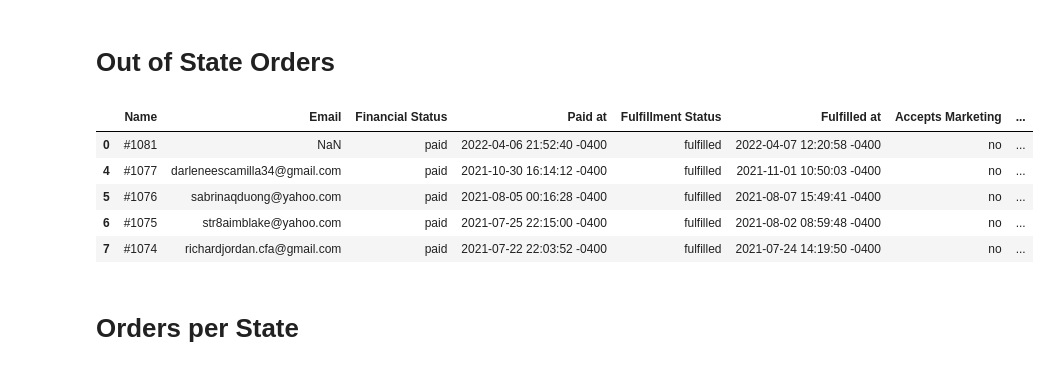
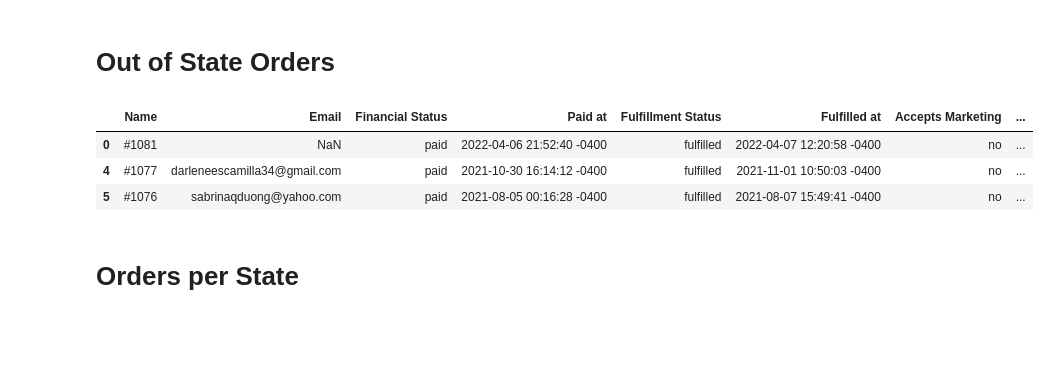
Before and after one commit to ethompson17/Explorer_Analytics, a Jupyter notebook: Explorer Analytics.ipynb, the cells around one changed output. Saved outputs shown, nothing was run; the diff lists cells and outputs as text; code cells hidden in the pictures; blank space fills up the shorter version.

```diff
--- a/Explorer Analytics.ipynb
+++ b/Explorer Analytics.ipynb
@@ -97,14 +97,12 @@ nomichigan = newdf[(newdf['Shipping Province Name'] != 'Michigan')]
 
 outofstate = nomichigan[nomichigan['Shipping Province Name'].notnull()]
 # %%
-outofstate.head()
+outofstate.head(3)
 # %% [output]
 |  | Name | Email | Financial Status | Paid at | Fulfillment Status | Fulfilled at | Accepts Marketing | ... |
 | 0 | #1081 | NaN | paid | 2022-04-06 21:52:40 -0400 | fulfilled | 2022-04-07 12:20:58 -0400 | no | ... |
 | 4 | #1077 | darleneescamilla34@gmail.com | paid | 2021-10-30 16:14:12 -0400 | fulfilled | 2021-11-01 10:50:03 -0400 | no | ... |
 | 5 | #1076 | sabrinaqduong@yahoo.com | paid | 2021-08-05 00:16:28 -0400 | fulfilled | 2021-08-07 15:49:41 -0400 | no | ... |
-| 6 | #1075 | str8aimblake@yahoo.com | paid | 2021-07-25 22:15:00 -0400 | fulfilled | 2021-08-02 08:59:48 -0400 | no | ... |
-| 7 | #1074 | richardjordan.cfa@gmail.com | paid | 2021-07-22 22:03:52 -0400 | fulfilled | 2021-07-24 14:19:50 -0400 | no | ... |
 # %% [markdown]
 # Orders per State
 # %%
```
Also changed, not shown: parts of 49 cells of this notebook.
